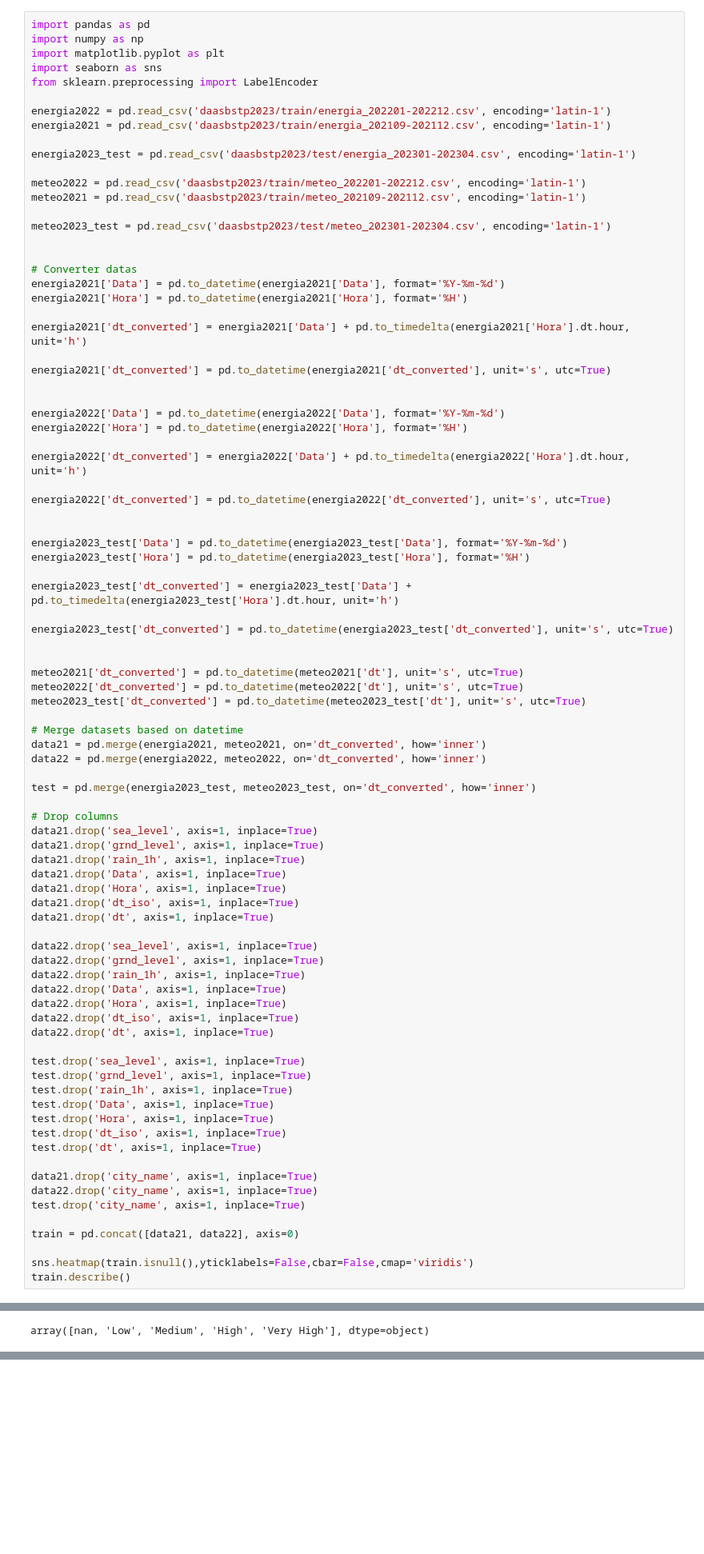
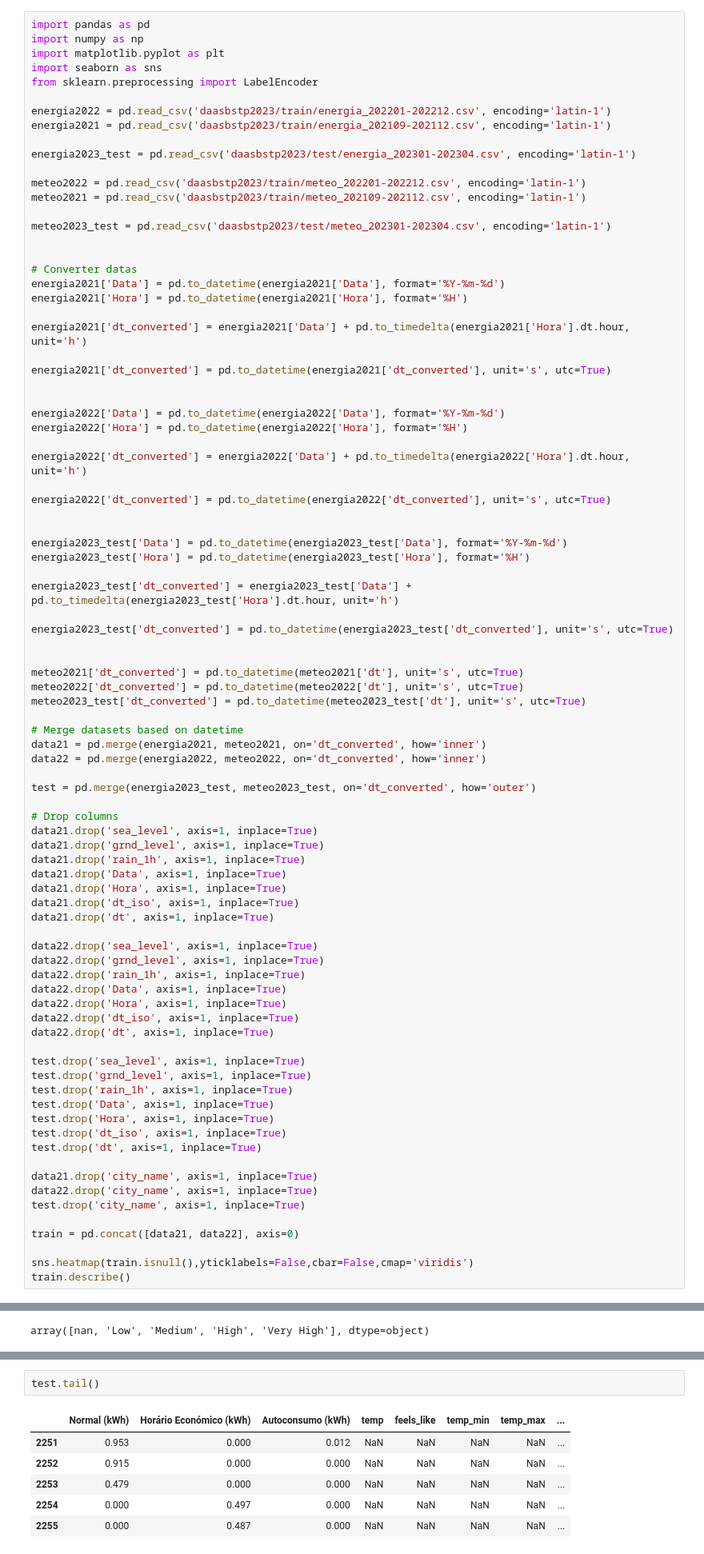
Before and after one commit to GoncaloSenra/DAA-Modelos-de-Machine-Learning, a Jupyter notebook: 2-datetime-labelEncoding.ipynb, the cells around one changed output, grey strips where cells are left out. Shown at 80% size. Saved outputs shown, nothing was run; the diff lists cells and outputs as text; blank space fills up the shorter version.

```diff
--- a/2-datetime-labelEncoding.ipynb
+++ b/2-datetime-labelEncoding.ipynb
@@ -49,7 +49,7 @@ meteo2023_test['dt_converted'] = pd.to_datetime(meteo2023_test['dt'], unit='s',
 data21 = pd.merge(energia2021, meteo2021, on='dt_converted', how='inner')
 data22 = pd.merge(energia2022, meteo2022, on='dt_converted', how='inner')
 
-test = pd.merge(energia2023_test, meteo2023_test, on='dt_converted', how='inner')
+test = pd.merge(energia2023_test, meteo2023_test, on='dt_converted', how='outer')
 
 # Drop columns
 data21.drop('sea_level', axis=1, inplace=True)
@@ -197,0 +221,9 @@ sns.heatmap(train_corr, annot = True, cmap='coolwarm')
+# %%
+test.tail()
+# %% [output]
+|  | Normal (kWh) | Horário Económico (kWh) | Autoconsumo (kWh) | temp | feels_like | temp_min | temp_max | ... |
+| 2251 | 0.953 | 0.000 | 0.012 | NaN | NaN | NaN | NaN | ... |
+| 2252 | 0.915 | 0.000 | 0.000 | NaN | NaN | NaN | NaN | ... |
+| 2253 | 0.479 | 0.000 | 0.000 | NaN | NaN | NaN | NaN | ... |
+| 2254 | 0.000 | 0.497 | 0.000 | NaN | NaN | NaN | NaN | ... |
+| 2255 | 0.000 | 0.487 | 0.000 | NaN | NaN | NaN | NaN | ... |
```
Also changed, not shown: parts of 5 cells of this notebook, 4 other files.
